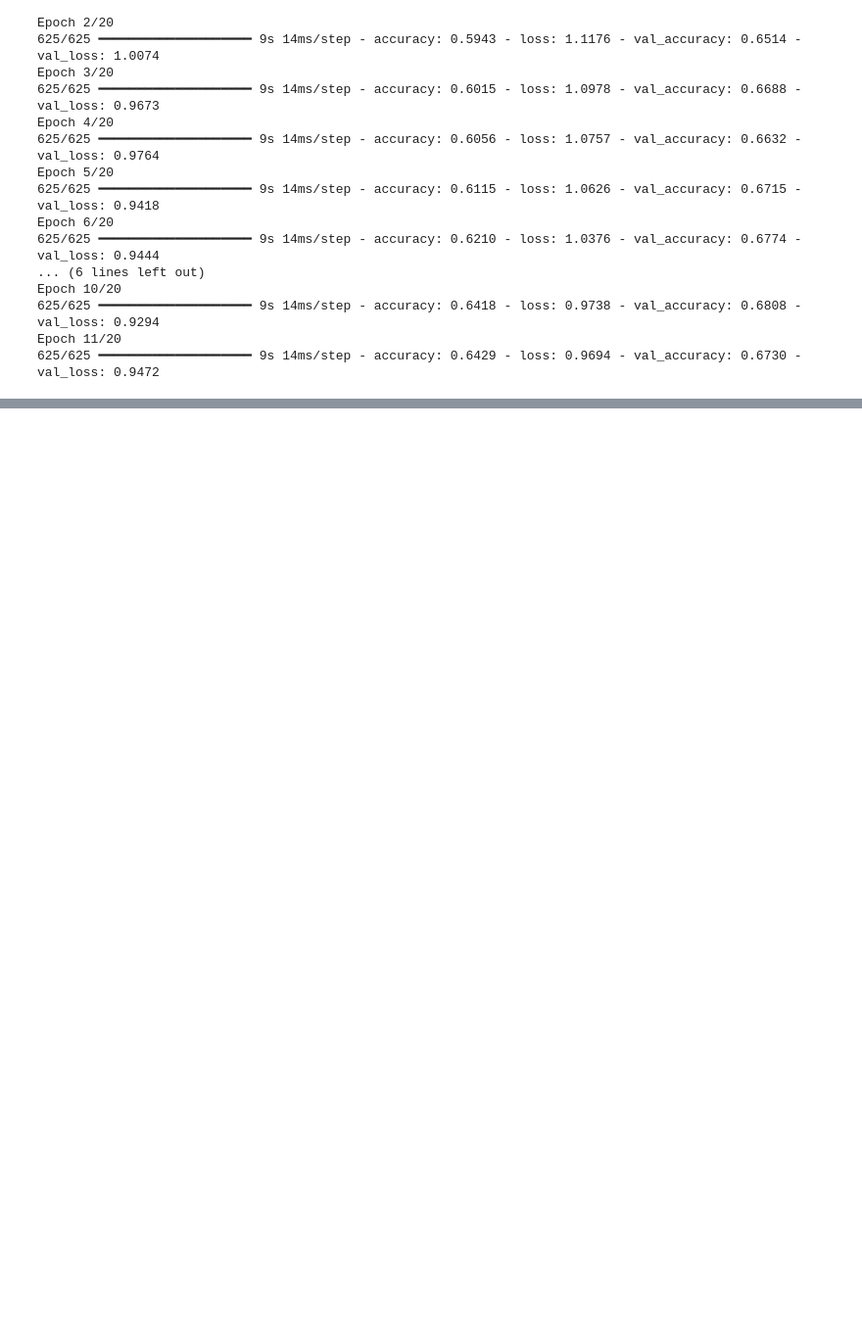
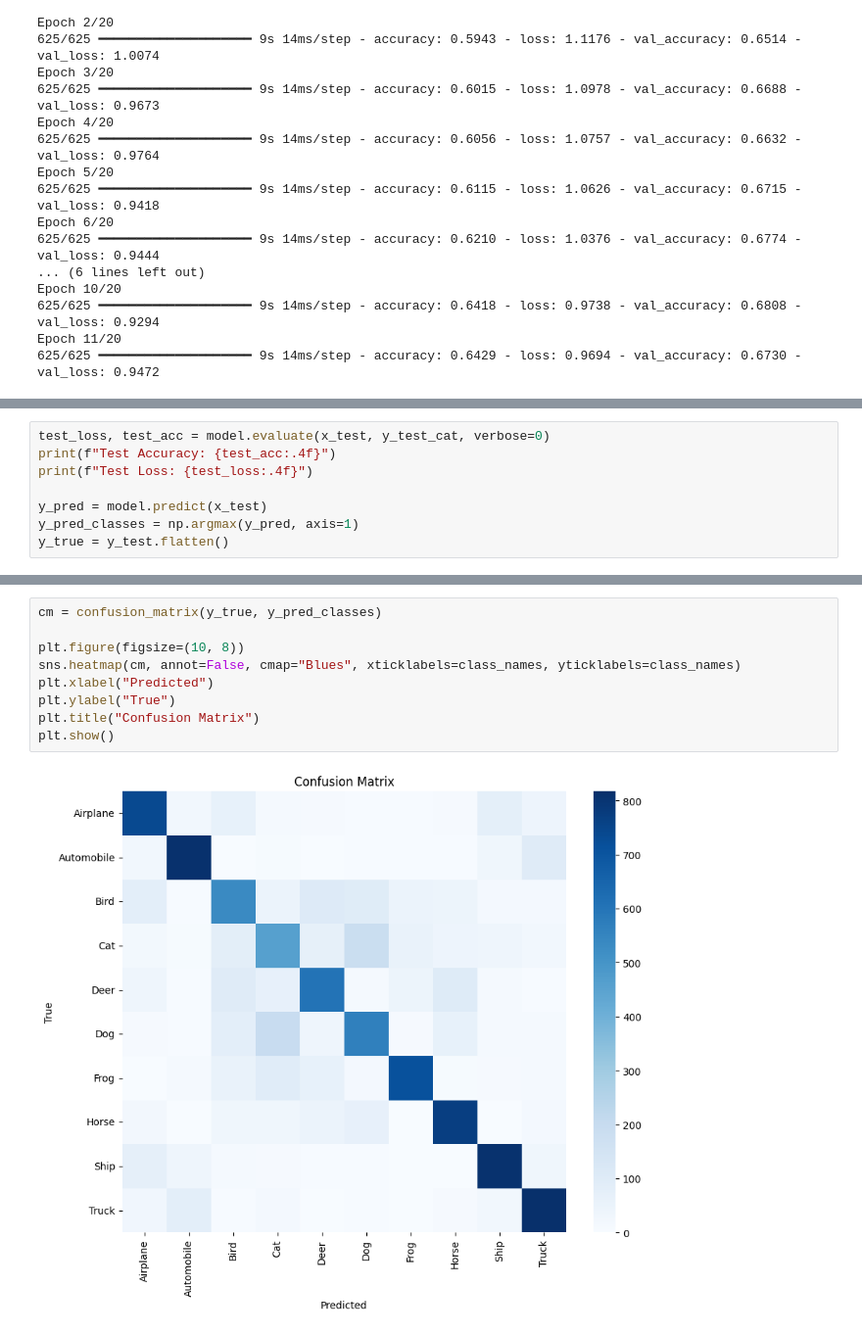
Before and after one commit to Ersatz-xD/ml-supervised, a Jupyter notebook: neural-networks/cifar10-classifier.ipynb, the cells around one changed output, grey strips where cells are left out. Shown: that part at 98% size. Drawn from its saved outputs; the diff is of its cells as text; blank space fills up the shorter version.

Commit message:
visualized and check results of model

```diff
--- a/neural-networks/cifar10-classifier.ipynb
+++ b/neural-networks/cifar10-classifier.ipynb
@@ -327,0 +341,8 @@ Epoch 11/20
+# %%
+test_loss, test_acc = model.evaluate(x_test, y_test_cat, verbose=0)
+print(f"Test Accuracy: {test_acc:.4f}")
+print(f"Test Loss: {test_loss:.4f}")
+
+y_pred = model.predict(x_test)
+y_pred_classes = np.argmax(y_pred, axis=1)
+y_true = y_test.flatten()
@@ -327,0 +353,11 @@ Epoch 11/20
+# %%
+cm = confusion_matrix(y_true, y_pred_classes)
+
+plt.figure(figsize=(10, 8))
+sns.heatmap(cm, annot=False, cmap="Blues", xticklabels=class_names, yticklabels=class_names)
+plt.xlabel("Predicted")
+plt.ylabel("True")
+plt.title("Confusion Matrix")
+plt.show()
+# %% [output]
+[figure, added]
```
Also changed, not shown: parts of 4 cells of this notebook.
